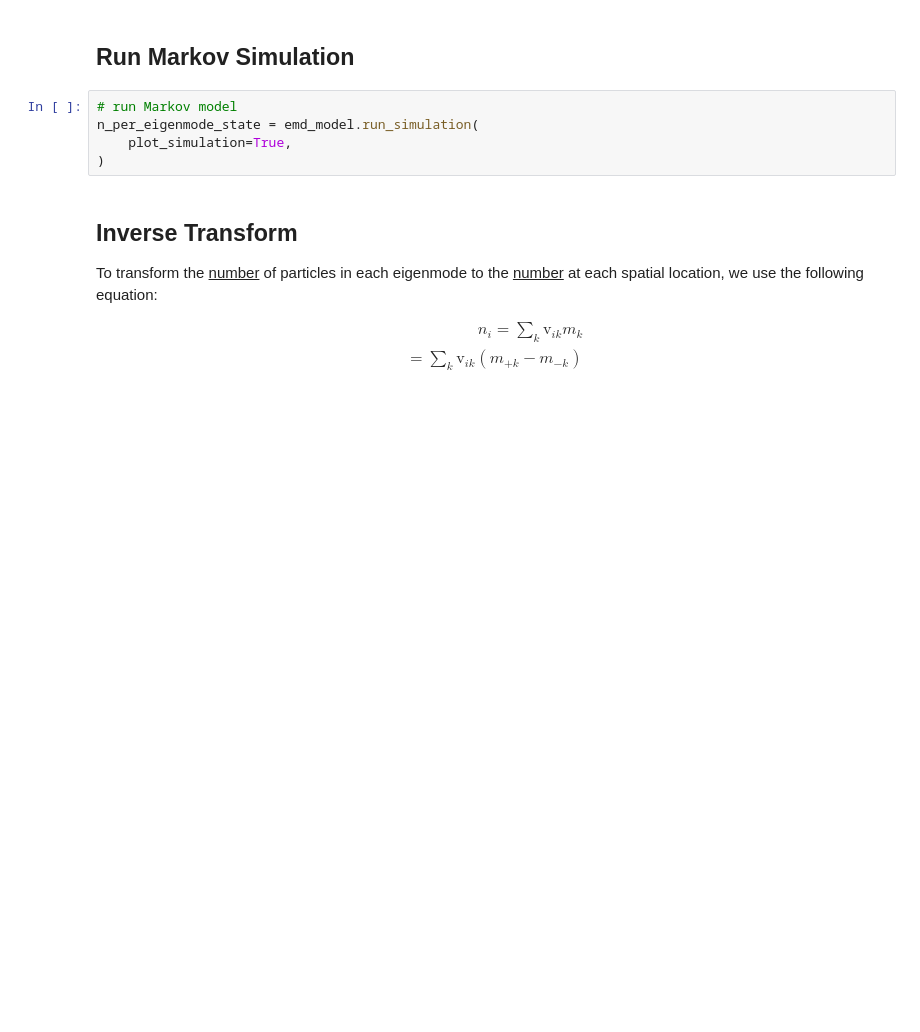
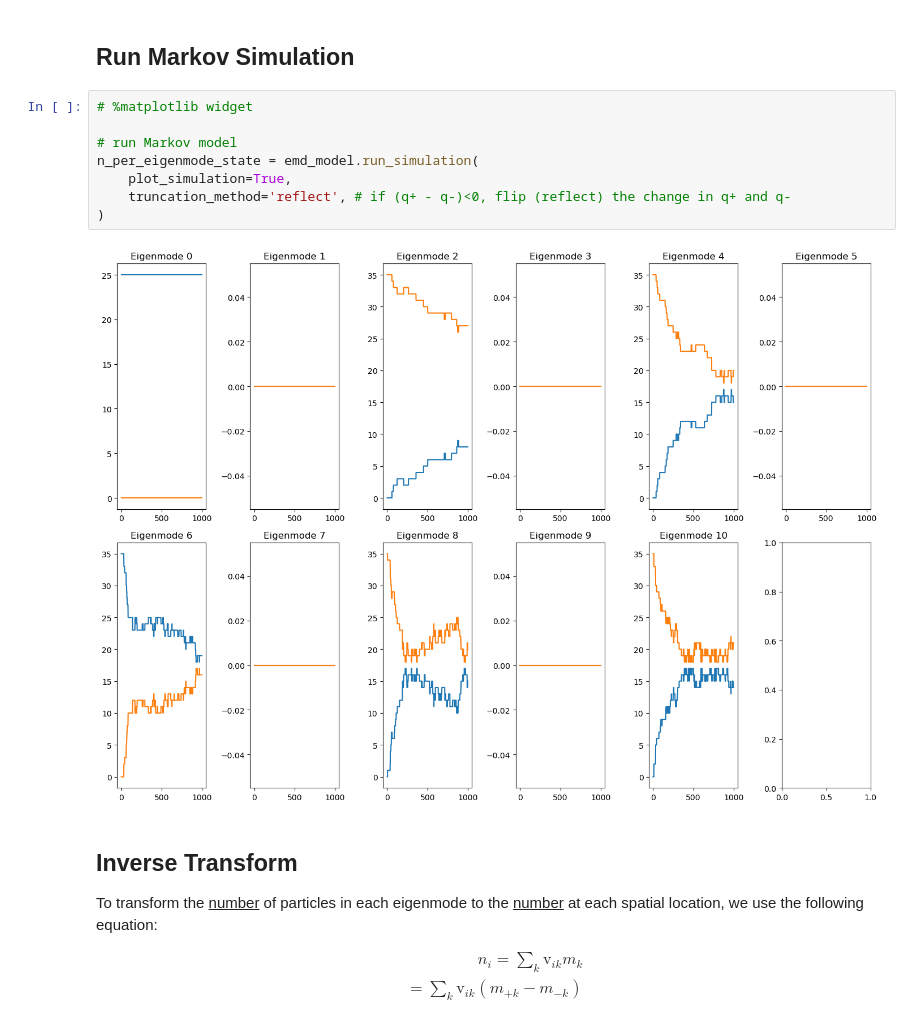
Before and after one commit to margotwagner/diffusion-model, a Jupyter notebook: notebooks/markov-eigenmode-validation/eme-rw-1d-src-variance.ipynb, the cells around one changed output. Saved outputs shown, nothing was run; the diff lists cells and outputs as text; blank space fills up the shorter version.

Commit message:
added truncation condition in modal space (preventing q+ and q- from crossing over), inverse transform still goes below 0

```diff
--- a/notebooks/markov-eigenmode-validation/eme-rw-1d-src-variance.ipynb
+++ b/notebooks/markov-eigenmode-validation/eme-rw-1d-src-variance.ipynb
@@ -496,10 +555,15 @@ eigenmode_transition_probability = emd_model.get_eigenmode_transition_probabilit
 # %% [markdown]
 ## Run Markov Simulation
 # %%
+# %matplotlib widget
+
 # run Markov model
 n_per_eigenmode_state = emd_model.run_simulation(
     plot_simulation=True,
+    truncation_method='reflect', # if (q+ - q-)<0, flip (reflect) the change in q+ and q-
 )
+# %% [output]
+[figure, added]
 # %% [markdown]
 ## Inverse Transform
 
```
Also changed, not shown: parts of 15 cells of this notebook, 1 other file.
